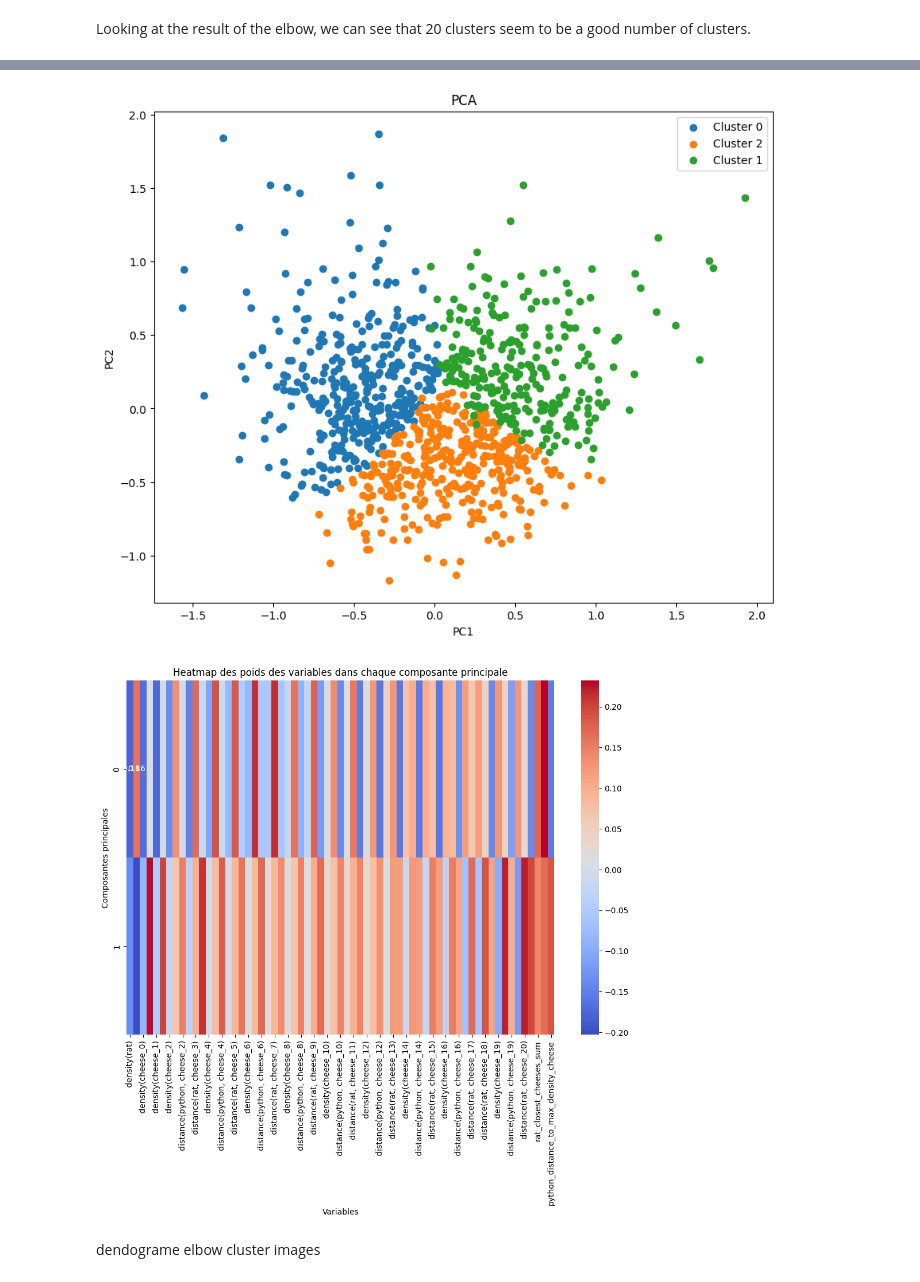
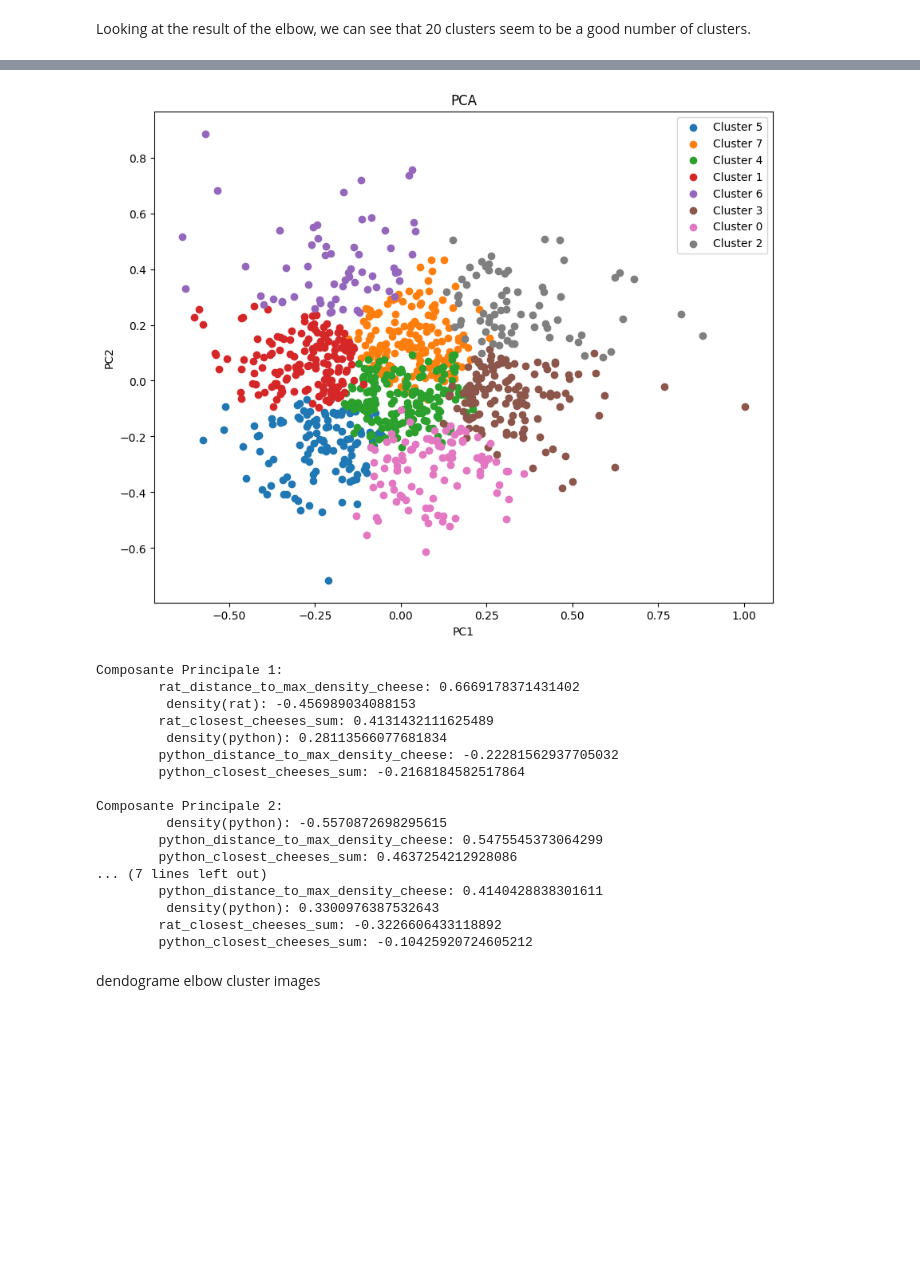
Before and after one commit to Gregsai/introduction-to-ai, a Jupyter notebook: session3/lab/Lab_3_presentation.ipynb, the cells around one changed output, grey strips where cells are left out. Cells and saved outputs as stored; diff of their text form; code cells hidden in the pictures; blank space fills up the shorter version.

```diff
--- a/session3/lab/Lab_3_presentation.ipynb
+++ b/session3/lab/Lab_3_presentation.ipynb
@@ -178,13 +178,3 @@ Features with variance greater than 0 threshold:
 # Manual feature selection and feature engineering
 # %% [markdown]
 In addition to the removal of this features, we will get rid of the distance(rat, python) feature which does not have any major influence on the result of the games
-# %%
-features_unsupervised_normalized_reduced_df = features_unsupervised_normalized_reduced_df.drop(columns=[' distance(rat, python)'])
-
-# Print original features shape
-print('Original features shape:')
-print(features_unsupervised_normalized_df.shape)
-
-# Print selected features shape
-print('Selected features shape:')
-print(features_unsupervised_normalized_reduced_df.shape)
@@ -241,7 +245,7 @@ features_unsupervised_reduced_normalized = normalize_df(features_unsupervised_re
 inertias = []
 
 # Define a range of values for n_clusters (number of clusters)
-n_clusters = np.arange(1, 80, 2)
+n_clusters = np.arange(1, 80, 10)
 
 import tqdm
 
@@ -263,10 +267,10 @@ plt.show()
 Looking at the result of the elbow, we can see that 20 clusters seem to be a good number of clusters.
 # %%
 # You can choose a number based on your Elbow Method plot
-n_clusters = 3  # for example
+n_clusters = 8 # for example
 
 # Initialize the KMeans model
-kmeans = KMeans(n_clusters=n_clusters, random_state=0)
+kmeans = KMeans(n_clusters=n_clusters, random_state=0, n_init=10, max_iter=300, tol=1e-04)
 
 # Fit the model to your DataFrame
 kmeans.fit(features_unsupervised_reduced_normalized)
@@ -276,6 +280,3 @@ labels = kmeans.labels_
 
 # Add a new column to your DataFrame with the predicted labels
 features_unsupervised_reduced_normalized['cluster'] = labels
-
-# Print the first few rows of the updated DataFrame
-print(features_unsupervised_reduced_normalized.head())
@@ -320,49 +303,74 @@ from sklearn.decomposition import PCA
 import matplotlib.pyplot as plt
 
 # Charger les données
 # Supposons que features_unsupervised_normalized_reduced_df est déjà disponible
 
 # Appliquer la PCA
 pca = PCA(n_components=2)  # Spécifiez le nombre de composantes principales souhaitées
 X_pca = pca.fit_transform(features_unsupervised_reduced_normalized.drop(columns='cluster'))
 
 # Créer un DataFrame pour les composantes principales
 pca_df = pd.DataFrame(data=X_pca, columns=['PC1', 'PC2'])
 
 # Récupérer les informations sur les clusters
 clusters = features_unsupervised_reduced_normalized['cluster']
 
 # Visualisation des données dans l'espace PCA
 plt.figure(figsize=(10, 8))
 
 # Colorer les points en fonction des clusters
 unique_clusters = clusters.unique()
 for cluster in unique_clusters:
     cluster_data = pca_df[clusters == cluster]
     plt.scatter(cluster_data['PC1'], cluster_data['PC2'], label=f'Cluster {cluster}')
 
 plt.xlabel('PC1')
 plt.ylabel('PC2')
 plt.title('PCA')
 plt.legend()
 plt.show()
-import seaborn as sns
-
-components = pca.components_
-
-# Créer un DataFrame pour les composantes principales et les noms des variables d'origine
-components_df = pd.DataFrame(components, columns=features_unsupervised_reduced_normalized.drop(columns='cluster').columns)
-
-# Afficher une heatmap des poids des variables dans chaque composante principale
-plt.figure(figsize=(12, 8))
-sns.heatmap(components_df, annot=True, cmap='coolwarm', fmt=".2f")
-plt.title('Heatmap des poids des variables dans chaque composante principale')
-plt.xlabel('Variables')
-plt.ylabel('Composantes principales')
-plt.show()
 # %% [output]
-[figure, old version]
+[figure, new version]
-[figure, removed]
+# %%
+# Obtenez les poids des caractéristiques pour chaque composante principale
+component_weights = pca.components_
+
+# Créez une liste pour stocker les poids des variables pour chaque composante principale
+variable_weights = []
+
+# Parcourez chaque composante principale
+for i, weights in enumerate(component_weights):
+    # Créez une liste de tuples (variable, poids) pour chaque composante principale
+    component_variable_weights = [(feature, weight) for feature, weight in zip(features_unsupervised_reduced_normalized.columns, weights)]
+    # Triez les poids des variables en fonction de leur valeur absolue (ordre décroissant)
+    sorted_weights = sorted(component_variable_weights, key=lambda x: abs(x[1]), reverse=True)
+    # Ajoutez les poids triés à la liste variable_weights
+    variable_weights.append(sorted_weights)
+
+# Affichez les poids des variables pour chaque composante principale
+for i, weights in enumerate(variable_weights):
+    print(f"Composante Principale {i+1}:")
+    for feature, weight in weights:
+        print(f"\t{feature}: {weight}")
+    print()
+# %% [output]
+Composante Principale 1:
+        rat_distance_to_max_density_cheese: 0.6669178371431402
+         density(rat): -0.456989034088153
+        rat_closest_cheeses_sum: 0.4131432111625489
+         density(python): 0.28113566077681834
+        python_distance_to_max_density_cheese: -0.22281562937705032
+        python_closest_cheeses_sum: -0.2168184582517864
+
+Composante Principale 2:
+         density(python): -0.5570872698295615
+        python_distance_to_max_density_cheese: 0.5475545373064299
+        python_closest_cheeses_sum: 0.4637254212928086
+... (7 lines left out)
+        python_distance_to_max_density_cheese: 0.4140428838301611
+         density(python): 0.3300976387532643
+        rat_closest_cheeses_sum: -0.3226606433118892
+        python_closest_cheeses_sum: -0.10425920724605212
 # %% [markdown]
 dendograme
 elbow
```
Also changed, not shown: parts of 6 cells of this notebook, 1 other file.
